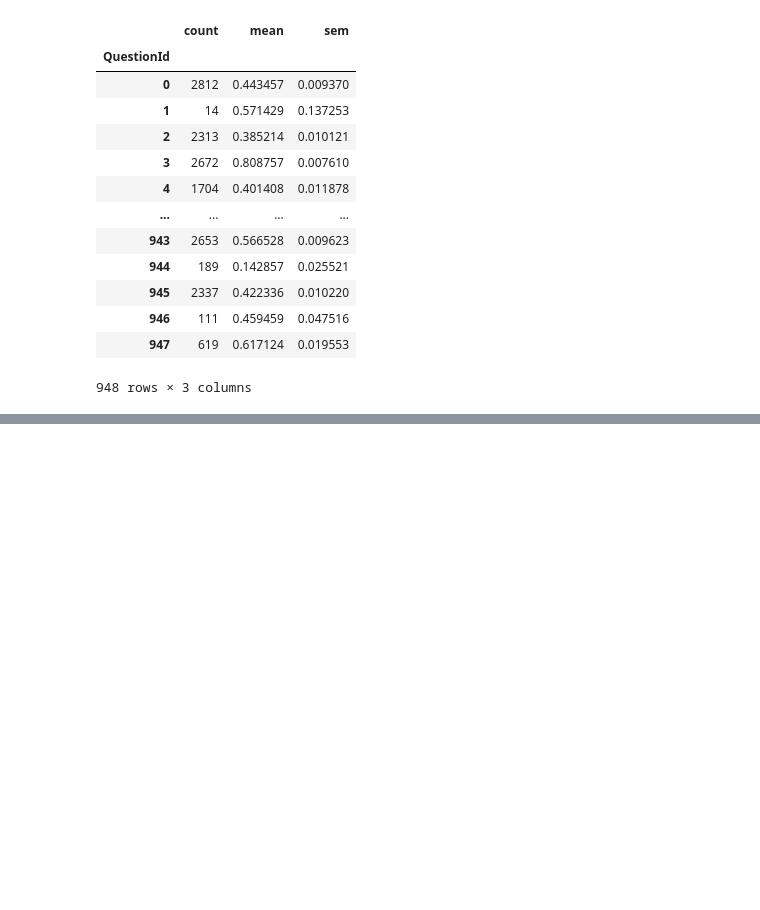
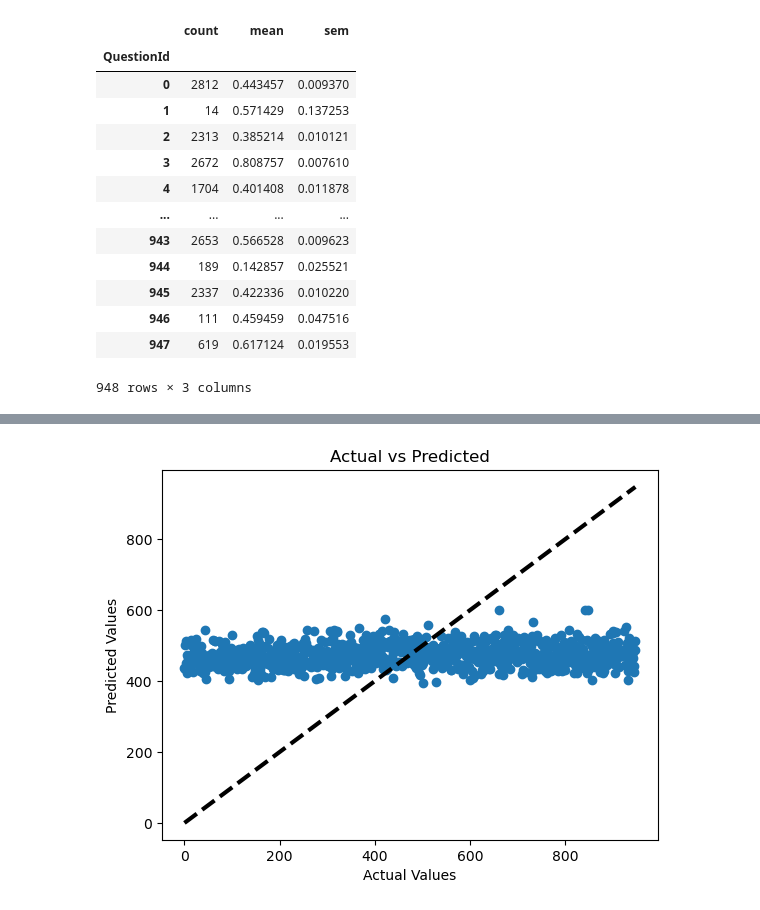
Before and after one commit to jeong-inn/question_quality_assessment, a Jupyter notebook: 20211426.ipynb, the cells around one changed output, grey strips where cells are left out. Saved outputs shown, nothing was run; the diff lists cells and outputs as text; code cells hidden in the pictures; blank space fills up the shorter version.

```diff
--- a/20211426.ipynb
+++ b/20211426.ipynb
@@ -180,0 +191,22 @@ grouped_data
+# %%
+import matplotlib.pyplot as plt
+
+# 예측값과 실제값 비교를 위한 데이터 프레임 생성
+pred_data = pd.DataFrame({'y_true': grouped_data.index,
+                          'y_pred': lm.fit().predict()})
+
+# 산점도 그리기
+plt.scatter(pred_data['y_true'], pred_data['y_pred'])
+
+# 대각선 그리기
+plt.plot([pred_data['y_true'].min(), pred_data['y_true'].max()],
+         [pred_data['y_true'].min(), pred_data['y_true'].max()],
+         'k--', lw=3)
+
+# 그래프 꾸미기
+plt.xlabel('Actual Values')
+plt.ylabel('Predicted Values')
+plt.title('Actual vs Predicted')
+plt.show()
+# %% [output]
+[figure, added]
```
Also changed, not shown: parts of 20 cells of this notebook, 1 other file.
